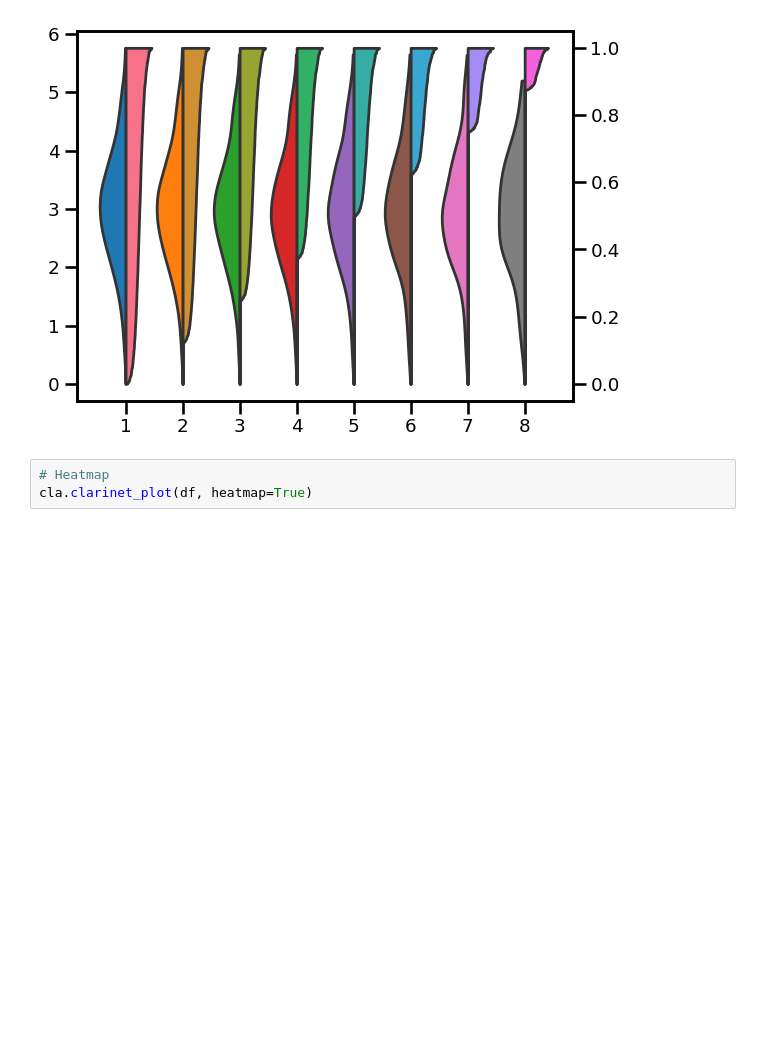
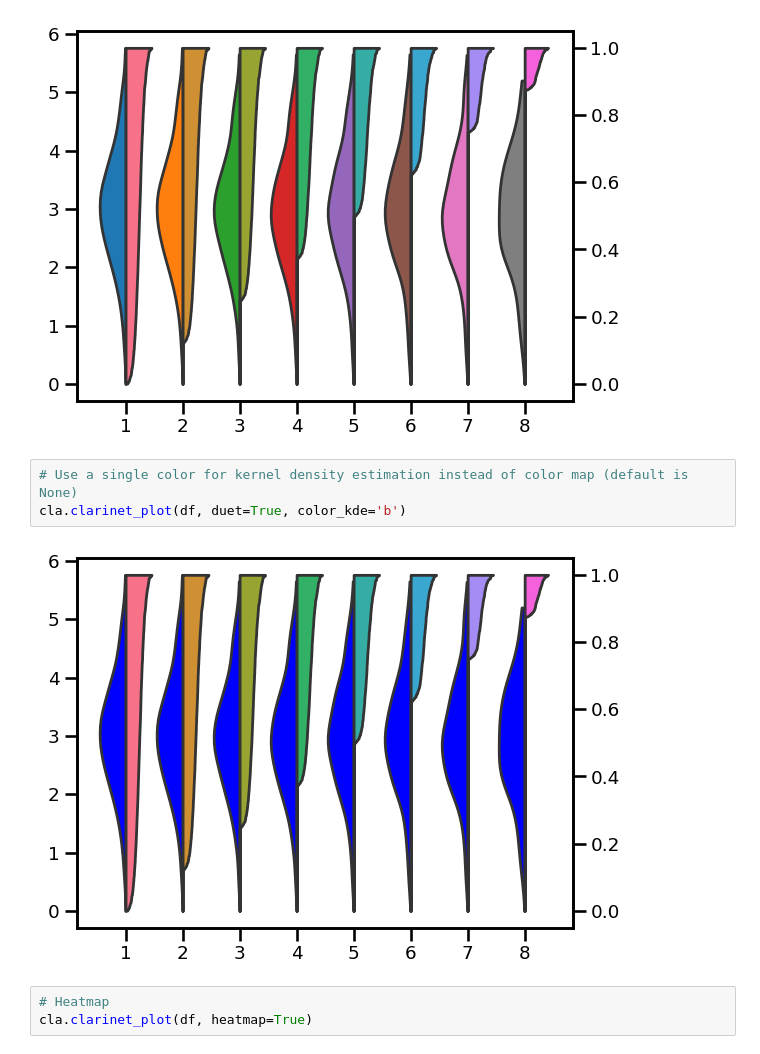
Before and after one commit to okumakito/clarinet_plot, a Jupyter notebook: clarinet_plot.ipynb, the cells around one changed output. Cells and saved outputs as stored; diff of their text form; blank space fills up the shorter version.

```diff
--- a/clarinet_plot.ipynb
+++ b/clarinet_plot.ipynb
@@ -100,6 +105,11 @@ cla.clarinet_plot(df, duet=True, swap_duet=True)
 cla.clarinet_plot(df, duet=True, cmap_kde='tab10')
 # %% [output]
 [figure]
+# %%
+# Use a single color for kernel density estimation instead of color map (default is None)
+cla.clarinet_plot(df, duet=True, color_kde='b')
+# %% [output]
+[figure, added]
 # %%
 # Heatmap
 cla.clarinet_plot(df, heatmap=True)
```
Also changed, not shown: parts of 2 cells of this notebook.
